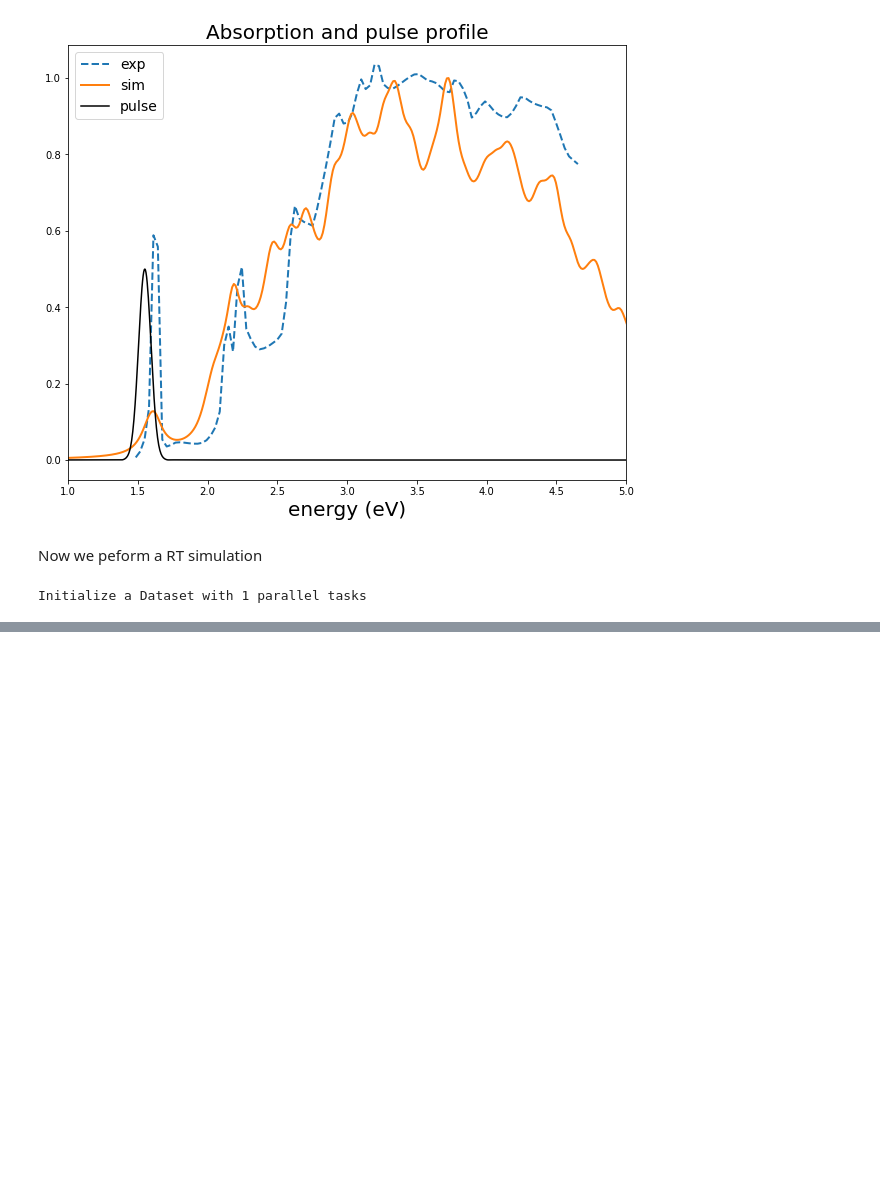
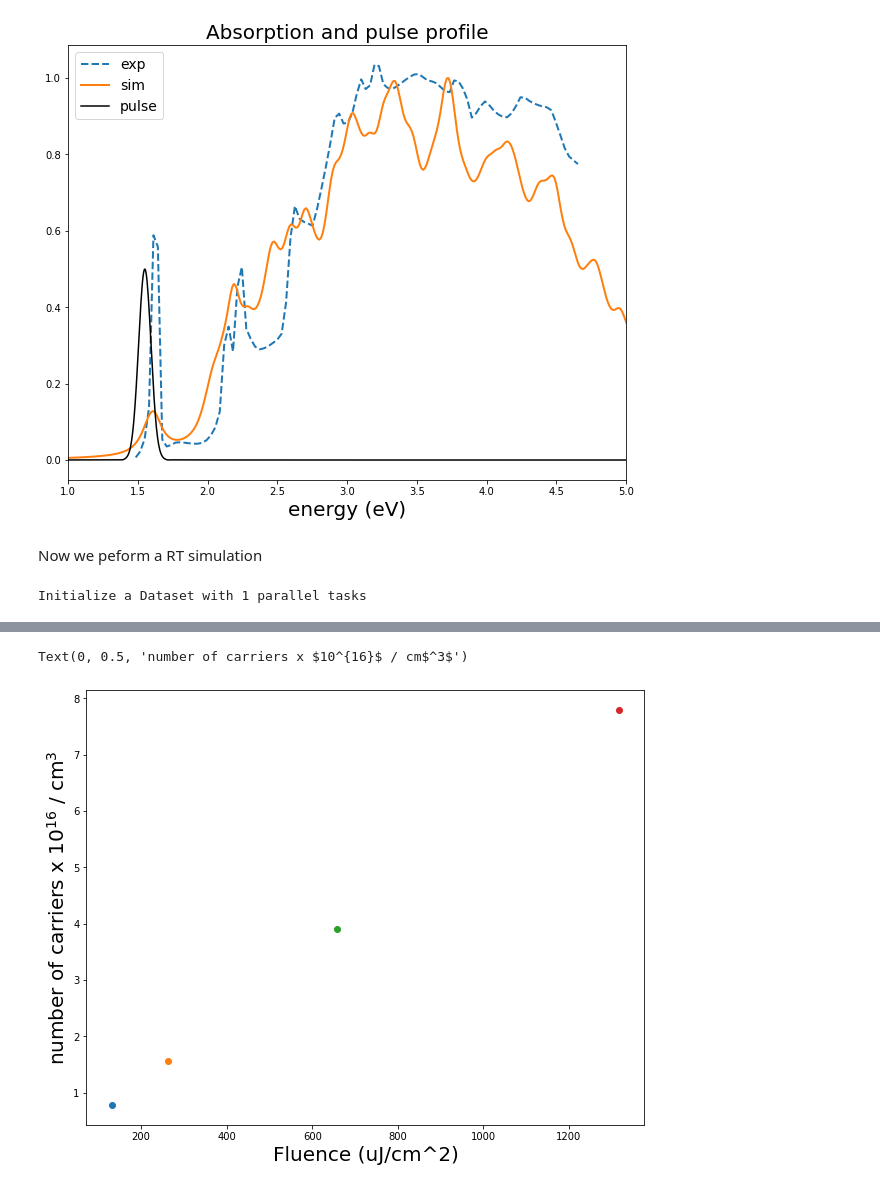
Before and after one commit to marcodalessandro76/WSe2, a Jupyter notebook: NEQ_Analysis.ipynb, the cells around one changed output, grey strips where cells are left out. Saved outputs shown, nothing was run; the diff lists cells and outputs as text; code cells hidden in the pictures; blank space fills up the shorter version.

```diff
--- a/NEQ_Analysis.ipynb
+++ b/NEQ_Analysis.ipynb
@@ -36,7 +36,7 @@ omp_num_threads = 1 #2
 
 ntasks = nodes*ntasks_per_node
 
-rr = C.RunRules(scheduler='slurm',partition='slownodes', #'all12h',
+rr = C.RunRules(scheduler='slurm',partition='all12h', #'all12h',
                 memory='125000',
                 nodes=nodes,ntasks_per_node=ntasks_per_node,
                 cpus_per_task=cpus_per_task,
@@ -255,0 +253,18 @@ plt.plot(t,dne)
+# %%
+fluence,carriers = [],[]
+
+for r in results.values():
+    data = r.data['external_field']
+    fluence.append(data['Fluence'][-1]/1e3)
+    data = r.data['carriers']
+    carriers.append(data['dne'][-1]/vol_direct/1e16)
+
+fig, ax = plt.subplots(figsize=(10, 8))
+
+for f,c in zip(fluence,carriers):
+    ax.scatter(f,c)
+ax.set_xlabel('Fluence (uJ/cm^2)',size=20)
+ax.set_ylabel('number of carriers x $10^{16}$ / cm$^3$',size=20)
+# %% [output]
+Text(0, 0.5, 'number of carriers x $10^{16}$ / cm$^3$')
+[figure, added]
```
Also changed, not shown: parts of 8 cells of this notebook, 2 other files.
